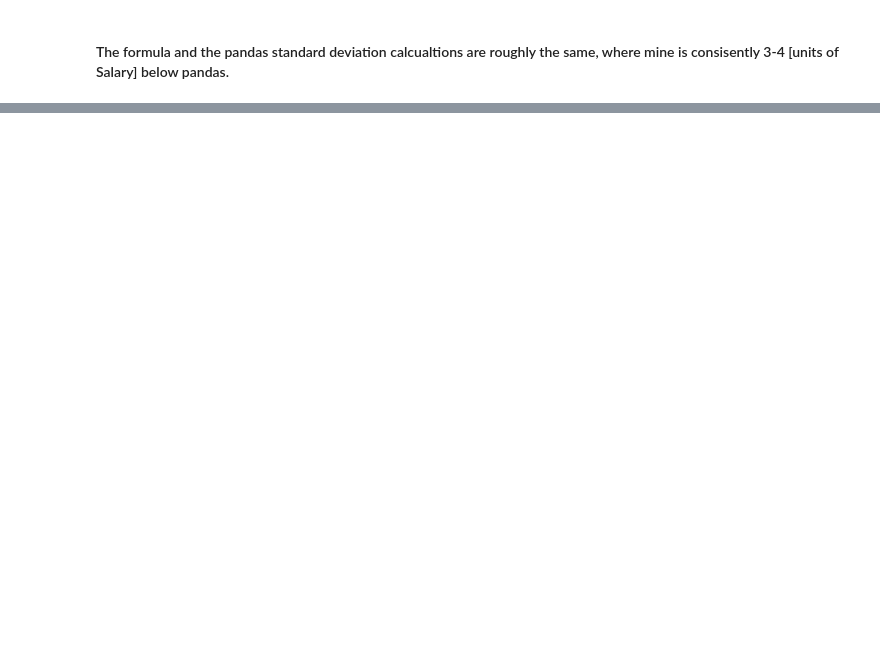
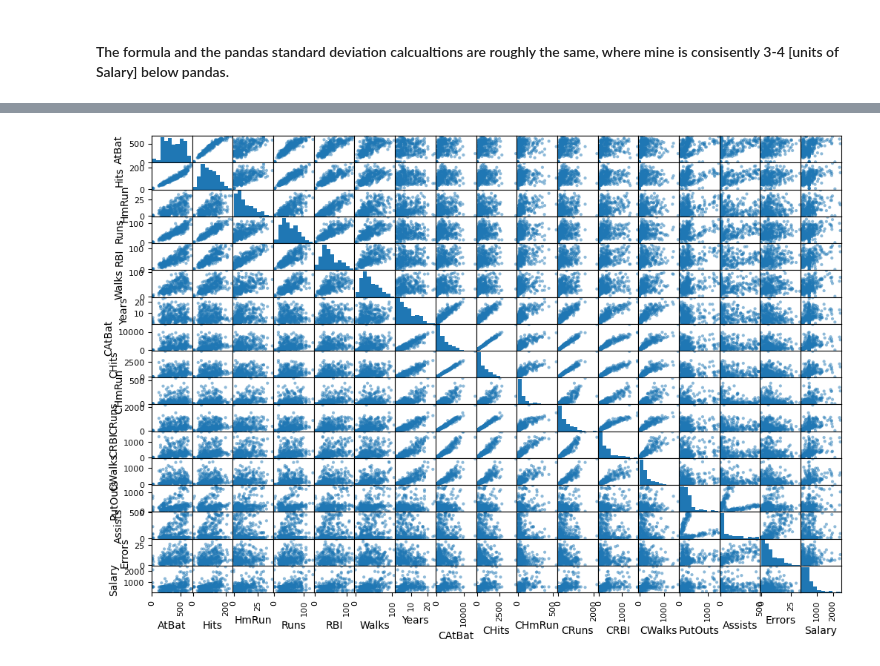
Before and after one commit to matthewpkearney/cs559_hw8, a Jupyter notebook: MatthewKearney_hw8.ipynb, the cells around one changed output, grey strips where cells are left out. Saved outputs shown, nothing was run; the diff lists cells and outputs as text; code cells hidden in the pictures; blank space fills up the shorter version.

```diff
--- a/MatthewKearney_hw8.ipynb
+++ b/MatthewKearney_hw8.ipynb
@@ -172,0 +178,7 @@ pandas standard deviation calculation: 403.3655195582041
+# %%
+from pandas.plotting import scatter_matrix
+
+scatter_matrix(DF[DF.columns.tolist()], figsize=(12,8))
+plt.show()
+# %% [output]
+[figure, added]
```
Also changed, not shown: parts of 12 cells of this notebook.
